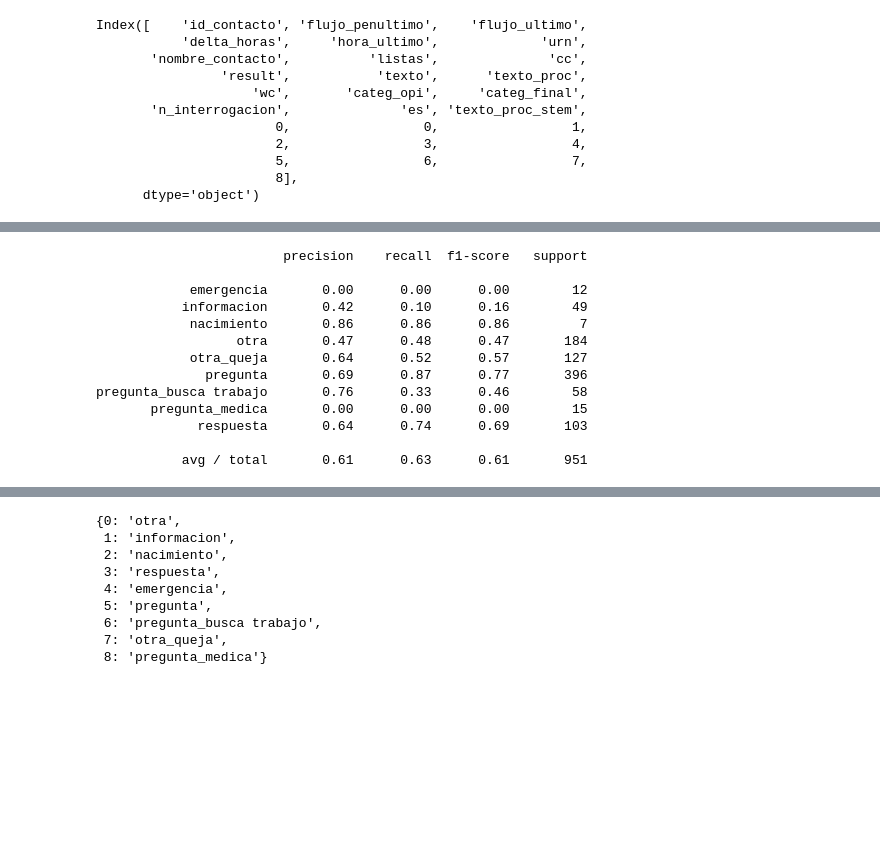
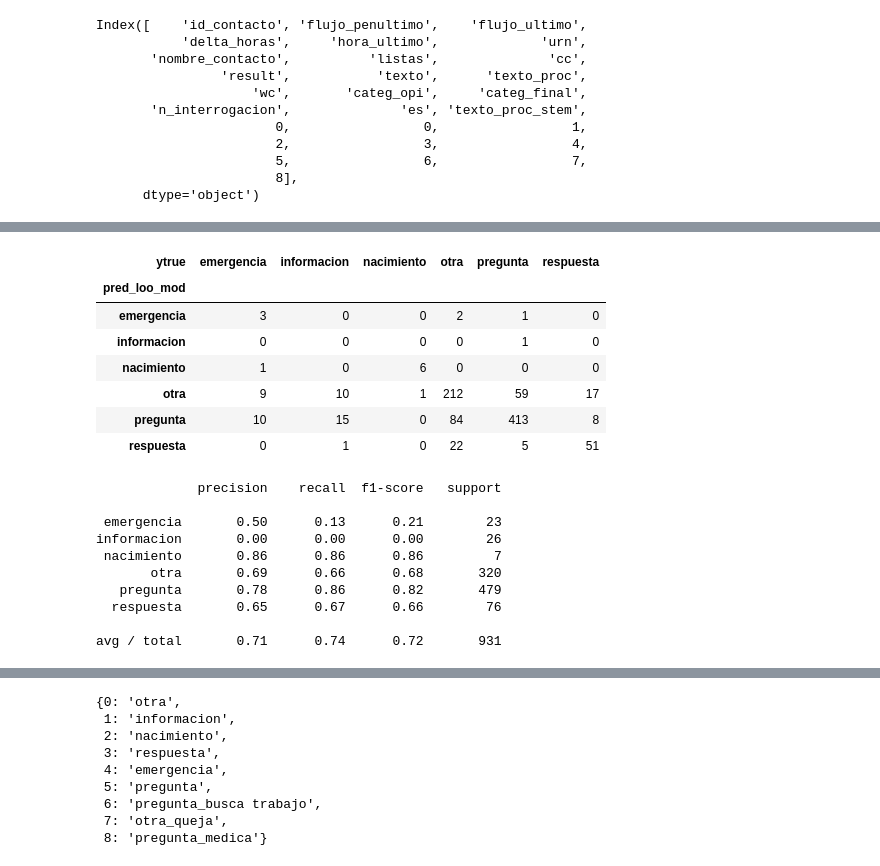
Before and after one commit to opintel/mi-salud, a Jupyter notebook: pipeline_modelo_2.ipynb, the cells around one changed output, grey strips where cells are left out. Cells and saved outputs as stored; diff of their text form; code cells hidden in the pictures; blank space fills up the shorter version.

```diff
--- a/pipeline_modelo_2.ipynb
+++ b/pipeline_modelo_2.ipynb
@@ -770,7 +876,7 @@ def loo_masvar(i, a, df_extra):
     clasificador=XGBClassifier(metrics='auc')
     #clasificador=MultinomialNB()
 
-    clasificador=clasificador.fit(X=Xall_one_out,y=x_target_one_out['categ_opi'].ravel())
+    clasificador=clasificador.fit(X=Xall_one_out,y=x_target_one_out[0].ravel())
     pred=clasificador.predict(X_i)
     pred_proba=clasificador.predict_proba(X_i)
     loo_predict_proba_i=pd.concat([pd.DataFrame(respuestas_etiquetas.loc[i]).transpose(),
@@ -781,6 +887,8 @@ def loo_masvar(i, a, df_extra):
 # %%
 #respuestas_etiquetas=pd.concat([prueba_listas,
 #           respuestas_etiquetas], axis=1)
+# %%
+respuestas_etiquetas.n_interrogacion=respuestas_etiquetas.n_interrogacion.astype(int)
 # %%
 inicio=datetime.now()
 
@@ -849,18 +957,66 @@ print(precision)
+# %%
+eval_target=pd.DataFrame(x_target, columns=['ytrue'])
+# %%
+eval_target['ytrue']=eval_target['ytrue'].map(label_map)
+# %%
+eval_target=eval_target.assign(ytrue=np.where(eval_target.ytrue=='otra_queja',
+                                                                 'otra',
+                                                                 eval_target.ytrue))
+eval_target=eval_target.assign(ytrue=np.where(eval_target.ytrue=='pregunta_busca trabajo',
+                                                                 'pregunta',
+                                                                 eval_target.ytrue))
+eval_target=eval_target.assign(ytrue=np.where(eval_target.ytrue=='pregunta_medica',
+                                                                 'pregunta',
+                                                                 eval_target.ytrue))
+
+loo_predict_proba['pred_loo_mod']=loo_predict_proba['pred_loo'].map(label_map)
+
+
+loo_predict_proba=loo_predict_proba.assign(pred_loo_mod=np.where(loo_predict_proba.pred_loo_mod=='otra_queja',
+                                                                 'otra',
+                                                                 loo_predict_proba.pred_loo_mod))
+loo_predict_proba=loo_predict_proba.assign(pred_loo_mod=np.where(loo_predict_proba.pred_loo_mod=='pregunta_busca trabajo',
+                                                                 'pregunta',
+                                                                 loo_predict_proba.pred_loo_mod))
+loo_predict_proba=loo_predict_proba.assign(pred_loo_mod=np.where(loo_predict_proba.pred_loo_mod=='pregunta_medica',
+                                                                 'pregunta',
+                                                                 loo_predict_proba.pred_loo_mod))
+
+loo_predict_proba['categ_opi_mod']=loo_predict_proba['categ_opi']
+
+loo_predict_proba=loo_predict_proba.assign(categ_opi_mod=np.where(loo_predict_proba.categ_opi_mod=='otra_queja',
+                                                                 'otra',
+                                                                 loo_predict_proba.categ_opi_mod))
+loo_predict_proba=loo_predict_proba.assign(categ_opi_mod=np.where(loo_predict_proba.categ_opi_mod=='pregunta_busca trabajo',
+                                                                 'pregunta',
+                                                                 loo_predict_proba.categ_opi_mod))
+loo_predict_proba=loo_predict_proba.assign(categ_opi_mod=np.where(loo_predict_proba.categ_opi_mod=='pregunta_medica',
+                                                                 'pregunta',
+                                                                 loo_predict_proba.categ_opi_mod))
+
+pd.crosstab(loo_predict_proba['pred_loo_mod'], eval_target.ytrue)
+# %% [output]
+| ytrue | emergencia | informacion | nacimiento | otra | pregunta | respuesta |
+| pred_loo_mod |  |  |  |  |  |  |
+| emergencia | 3 | 0 | 0 | 2 | 1 | 0 |
+| informacion | 0 | 0 | 0 | 0 | 1 | 0 |
+| nacimiento | 1 | 0 | 6 | 0 | 0 | 0 |
+| otra | 9 | 10 | 1 | 212 | 59 | 17 |
+| pregunta | 10 | 15 | 0 | 84 | 413 | 8 |
+| respuesta | 0 | 1 | 0 | 22 | 5 | 51 |
 # %%
 from sklearn.metrics import classification_report
-print(classification_report(y_pred=loo_predict_proba['pred_loo'],y_true= x_target))
+print(classification_report(y_pred=loo_predict_proba['pred_loo_mod'],
+                            y_true= eval_target.ytrue))
 # %% [output]
-                        precision    recall  f1-score   support
+             precision    recall  f1-score   support
 
-            emergencia       0.00      0.00      0.00        12
-           informacion       0.42      0.10      0.16        49
-            nacimiento       0.86      0.86      0.86         7
-                  otra       0.47      0.48      0.47       184
-            otra_queja       0.64      0.52      0.57       127
-              pregunta       0.69      0.87      0.77       396
-pregunta_busca trabajo       0.76      0.33      0.46        58
-       pregunta_medica       0.00      0.00      0.00        15
-             respuesta       0.64      0.74      0.69       103
+ emergencia       0.50      0.13      0.21        23
+informacion       0.00      0.00      0.00        26
+ nacimiento       0.86      0.86      0.86         7
+       otra       0.69      0.66      0.68       320
+   pregunta       0.78      0.86      0.82       479
+  respuesta       0.65      0.67      0.66        76
 
-           avg / total       0.61      0.63      0.61       951
+avg / total       0.71      0.74      0.72       931
 # %%
```
Also changed, not shown: parts of 35 cells of this notebook, 2 other files.
